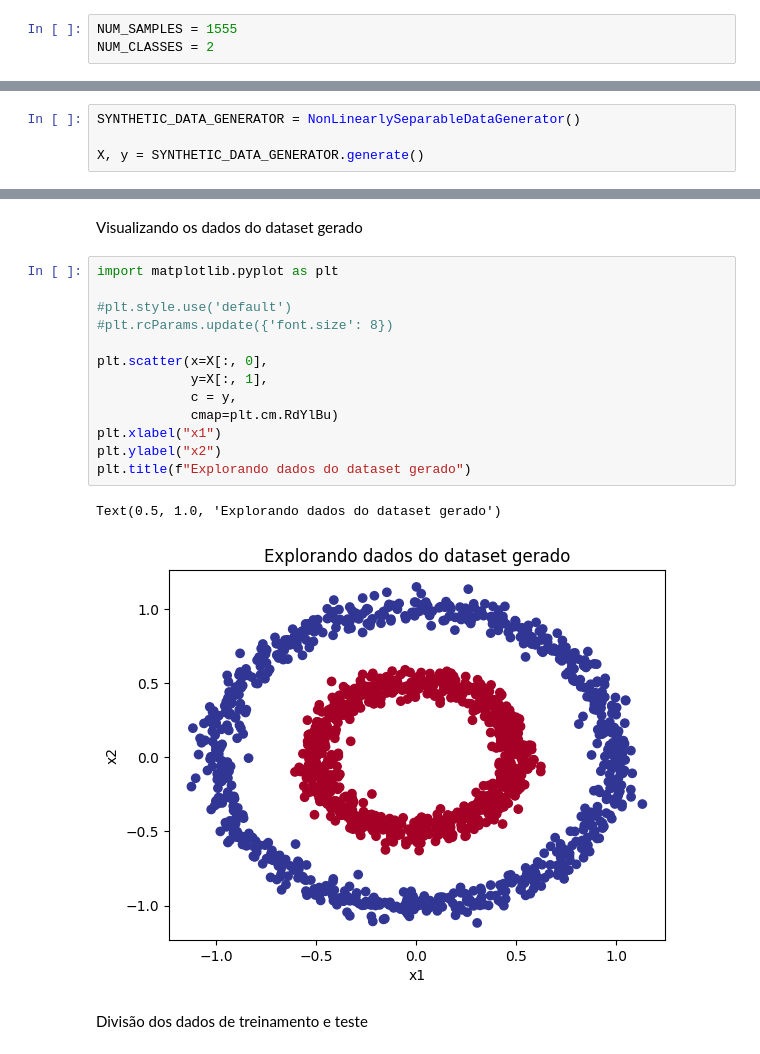
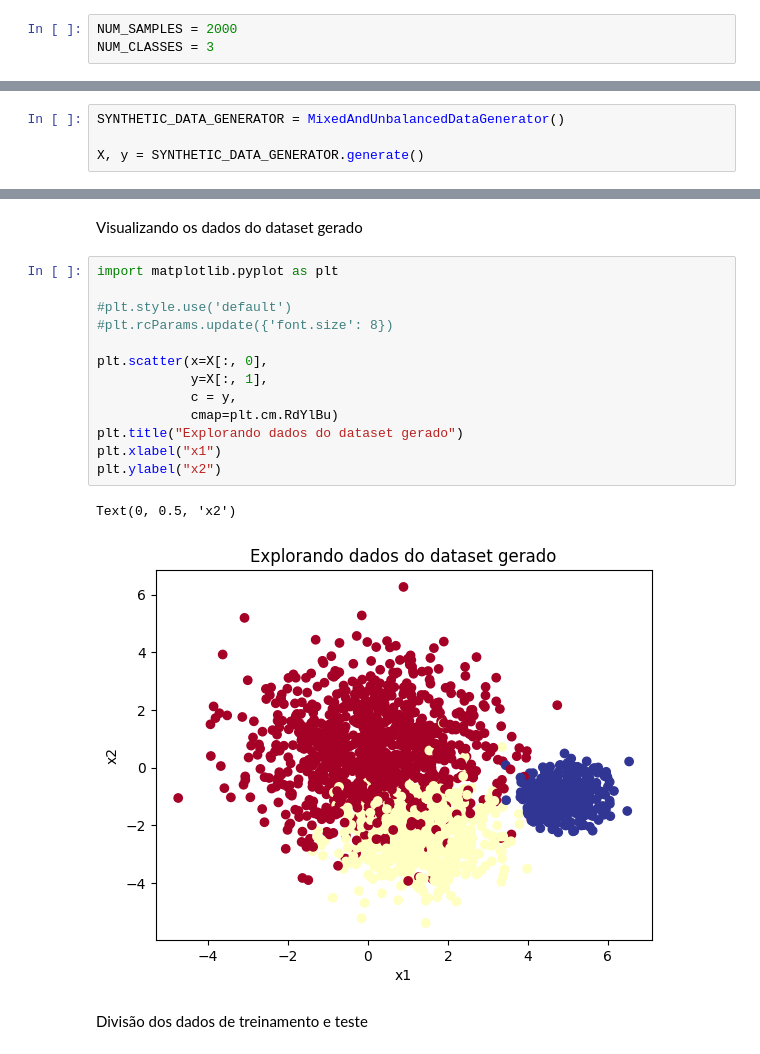
Before and after one commit to thiagoads/Laboratorio, a Jupyter notebook: bitnet/bitlinear.ipynb, the cells around one changed output, grey strips where cells are left out. Drawn from its saved outputs; the diff is of its cells as text.

Commit message:
adjust another synthetic data generator

```diff
--- a/bitnet/bitlinear.ipynb
+++ b/bitnet/bitlinear.ipynb
@@ -84,8 +90,8 @@ bit_layer.bias, linear_layer.bias
 # %% [markdown]
 Definindo o número de samples e classes que serão gerados
 # %%
-NUM_SAMPLES = 1555
-NUM_CLASSES = 2
+NUM_SAMPLES = 2000
+NUM_CLASSES = 3
 # %% [markdown]
 Implementações dos geradores de dados sintéticos por grau de complexidade
 # %%
@@ -175,7 +214,7 @@ class MixedAndUnbalancedDataGenerator():
 # %% [markdown]
 Selecionando dados do experimento
 # %%
-SYNTHETIC_DATA_GENERATOR = NonLinearlySeparableDataGenerator()
+SYNTHETIC_DATA_GENERATOR = MixedAndUnbalancedDataGenerator()
 
 X, y = SYNTHETIC_DATA_GENERATOR.generate()
 # %%
@@ -212,19 +254,19 @@ Visualizando os dados do dataset gerado
 # %%
 import matplotlib.pyplot as plt
 
 #plt.style.use('default')
 #plt.rcParams.update({'font.size': 8})
 
 plt.scatter(x=X[:, 0],
             y=X[:, 1],
             c = y,
             cmap=plt.cm.RdYlBu)
+plt.title("Explorando dados do dataset gerado")
 plt.xlabel("x1")
 plt.ylabel("x2")
-plt.title(f"Explorando dados do dataset gerado")
 # %% [output]
-Text(0.5, 1.0, 'Explorando dados do dataset gerado')
+Text(0, 0.5, 'x2')
-[figure, old version]
+[figure, new version]
 # %% [markdown]
 Divisão dos dados de treinamento e teste
 # %%
```
Also changed, not shown: parts of 24 cells of this notebook, 2 other files.
